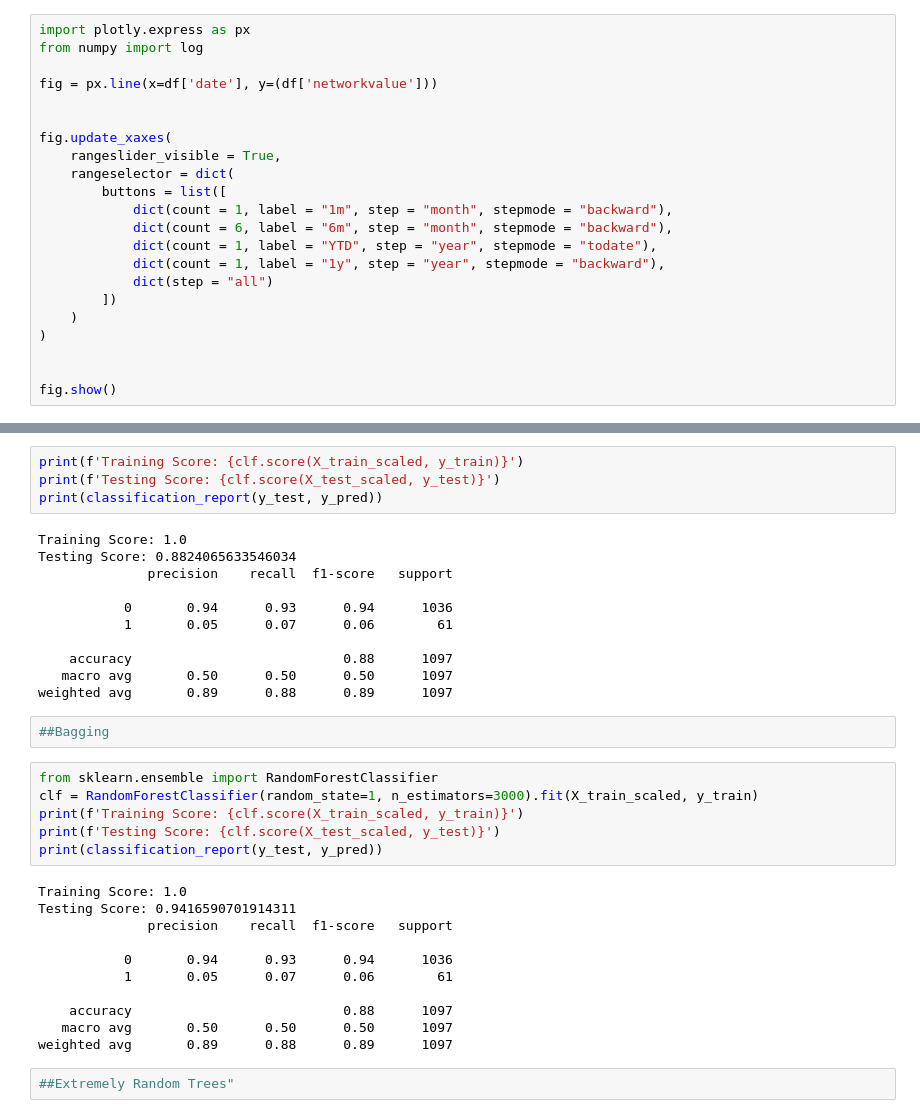
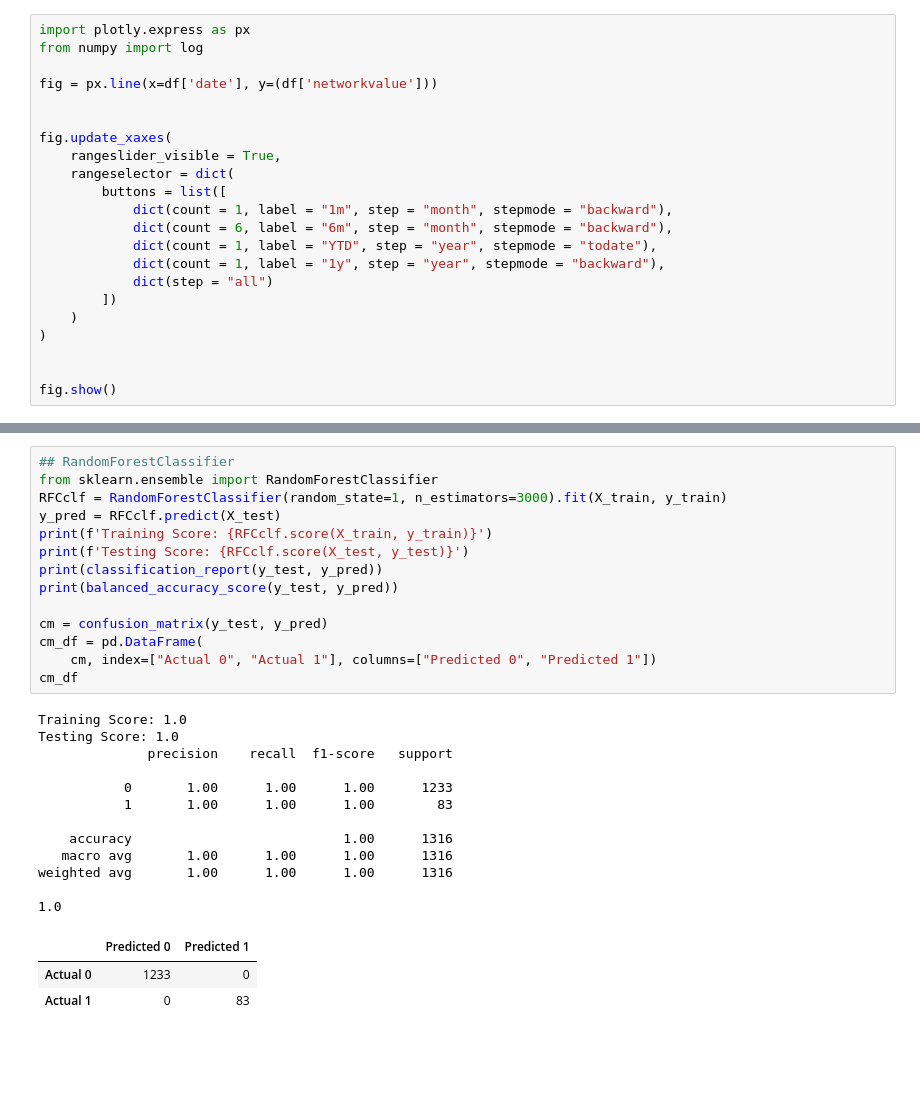
Before and after one commit to guevarch/projectchris, a Jupyter notebook: Final/BTC MET PRICES.ipynb, the cells around one changed output, grey strips where cells are left out. Saved outputs shown, nothing was run; the diff lists cells and outputs as text; blank space fills up the shorter version.

```diff
--- a/Final/BTC MET PRICES.ipynb
+++ b/Final/BTC MET PRICES.ipynb
@@ -362,37 +256,31 @@ cm_df
-# %%
-print(f'Training Score: {clf.score(X_train_scaled, y_train)}')
-print(f'Testing Score: {clf.score(X_test_scaled, y_test)}')
-print(classification_report(y_test, y_pred))
-# %% [output]
-Training Score: 1.0
-Testing Score: 0.8824065633546034
-              precision    recall  f1-score   support
-
-           0       0.94      0.93      0.94      1036
-           1       0.05      0.07      0.06        61
-
-    accuracy                           0.88      1097
-   macro avg       0.50      0.50      0.50      1097
-weighted avg       0.89      0.88      0.89      1097
-# %%
-##Bagging
 # %%
+## RandomForestClassifier
 from sklearn.ensemble import RandomForestClassifier
-clf = RandomForestClassifier(random_state=1, n_estimators=3000).fit(X_train_scaled, y_train)
-print(f'Training Score: {clf.score(X_train_scaled, y_train)}')
-print(f'Testing Score: {clf.score(X_test_scaled, y_test)}')
+RFCclf = RandomForestClassifier(random_state=1, n_estimators=3000).fit(X_train, y_train)
+y_pred = RFCclf.predict(X_test)
+print(f'Training Score: {RFCclf.score(X_train, y_train)}')
+print(f'Testing Score: {RFCclf.score(X_test, y_test)}')
 print(classification_report(y_test, y_pred))
+print(balanced_accuracy_score(y_test, y_pred))
+
+cm = confusion_matrix(y_test, y_pred)
+cm_df = pd.DataFrame(
+    cm, index=["Actual 0", "Actual 1"], columns=["Predicted 0", "Predicted 1"])
+cm_df
 # %% [output]
 Training Score: 1.0
-Testing Score: 0.9416590701914311
+Testing Score: 1.0
               precision    recall  f1-score   support
 
-           0       0.94      0.93      0.94      1036
-           1       0.05      0.07      0.06        61
+           0       1.00      1.00      1.00      1233
+           1       1.00      1.00      1.00        83
 
-    accuracy                           0.88      1097
-   macro avg       0.50      0.50      0.50      1097
-weighted avg       0.89      0.88      0.89      1097
+    accuracy                           1.00      1316
+   macro avg       1.00      1.00      1.00      1316
+weighted avg       1.00      1.00      1.00      1316
+
+1.0
+|  | Predicted 0 | Predicted 1 |
+| Actual 0 | 1233 | 0 |
+| Actual 1 | 0 | 83 |
-# %%
-##Extremely Random Trees"
 # %%
```
Also changed, not shown: parts of 37 cells of this notebook, 3 other files.
